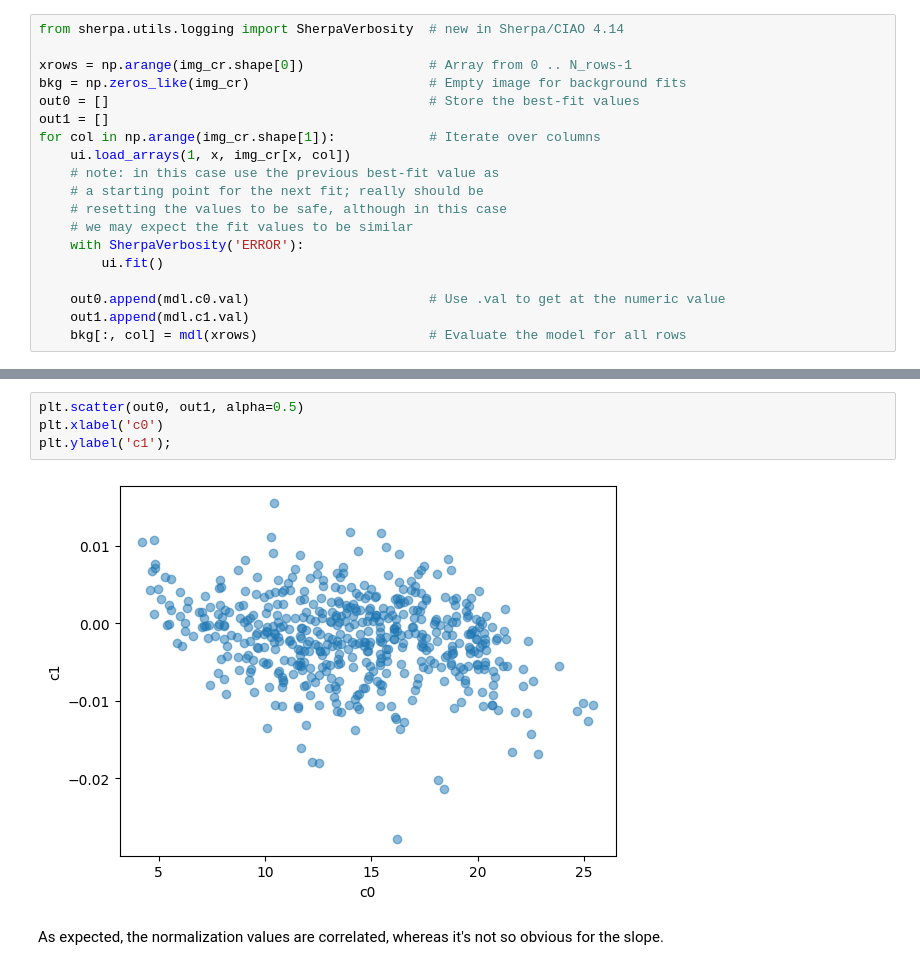
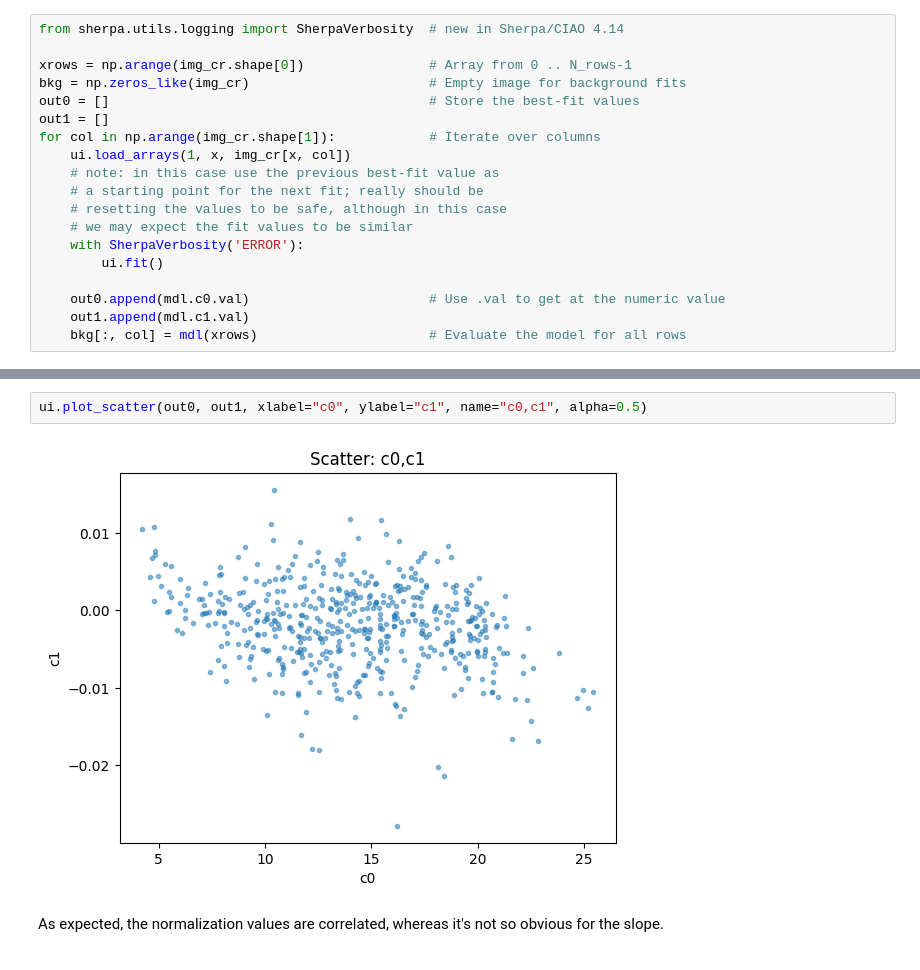
Before and after one commit to DougBurke/sherpa-standalone-notebooks, a Jupyter notebook: 2 simple sherpa fit.ipynb, the cells around one changed output, grey strips where cells are left out. Cells and saved outputs as stored; diff of their text form.

```diff
--- a/2 simple sherpa fit.ipynb
+++ b/2 simple sherpa fit.ipynb
@@ -340,9 +340,7 @@ plt.ylabel('c1');
-# %%
-plt.scatter(out0, out1, alpha=0.5)
-plt.xlabel('c0')
-plt.ylabel('c1');
-# %% [output]
-[figure, removed]
+# %%
+ui.plot_scatter(out0, out1, xlabel="c0", ylabel="c1", name="c0,c1", alpha=0.5)
+# %% [output]
+[figure, added]
 # %% [markdown]
 As expected, the normalization values are correlated, whereas it's not so obvious for the slope.
 # %% [markdown]
```
Also changed, not shown: parts of 12 cells of this notebook, 10 other files.
